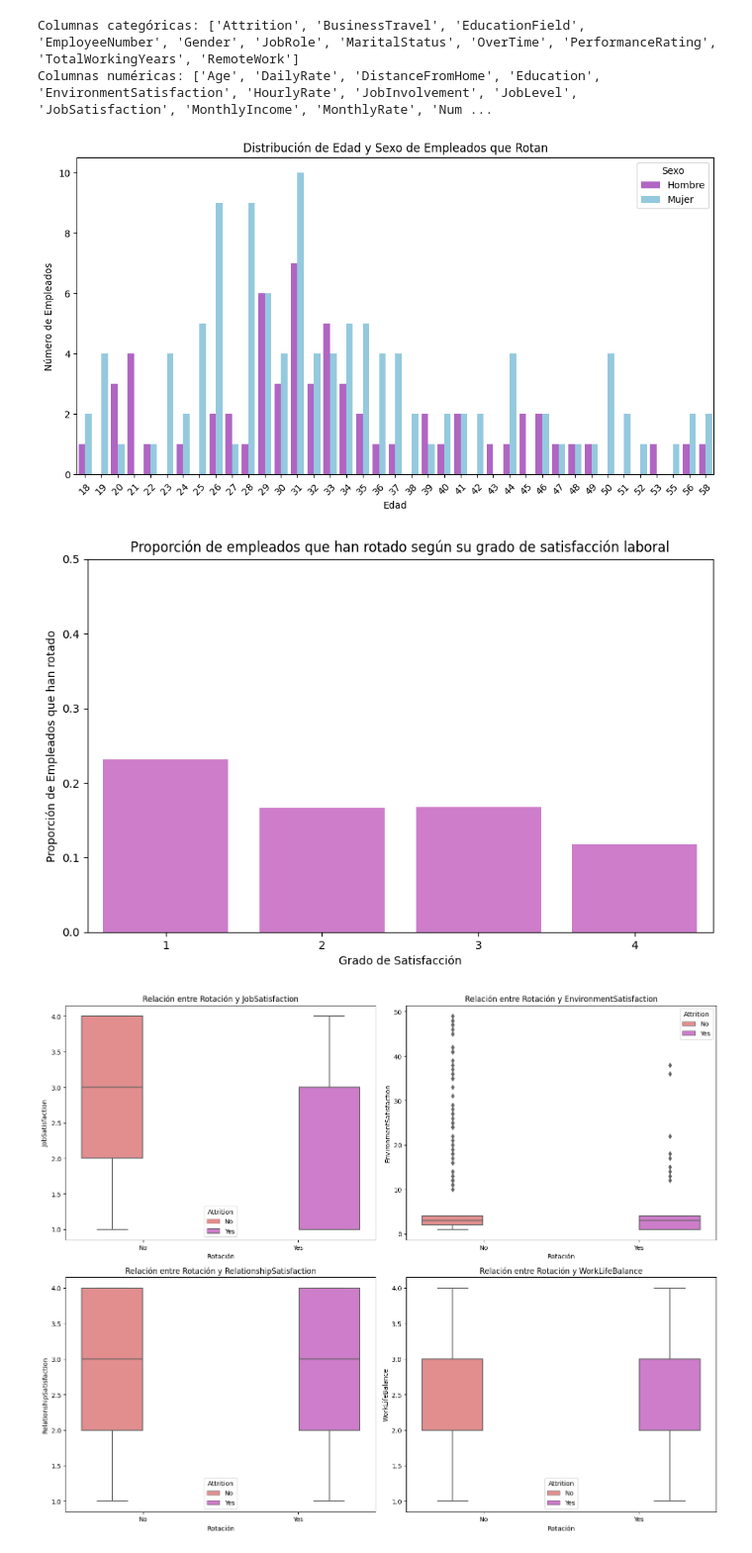
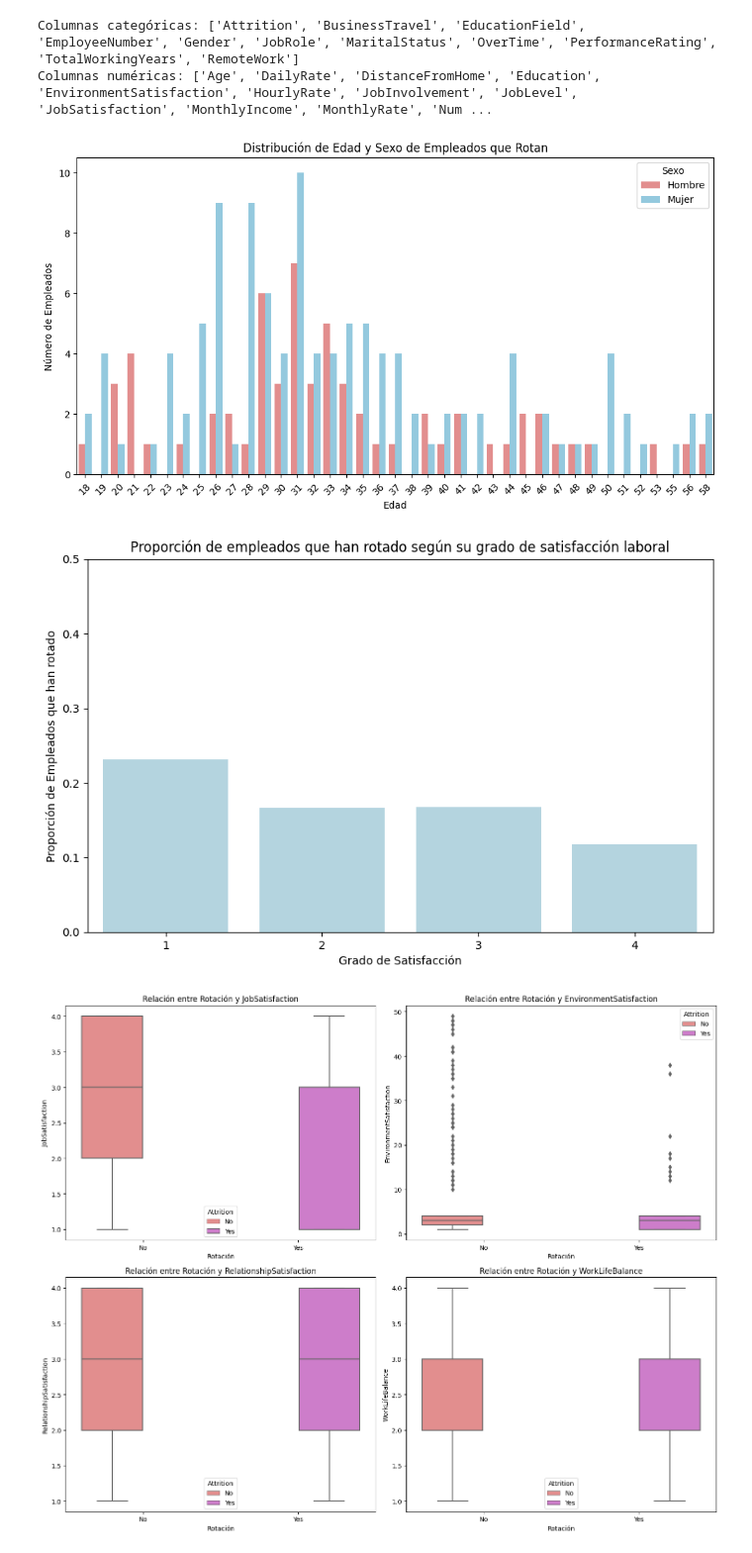
Before and after one commit to TaniaGraff/project-da-promo-angela-modulo-3-team-3, a Jupyter notebook: graficos_sprint2.ipynb, the cells around one changed output. Shown at 99% size. Cells and saved outputs as stored; diff of their text form; code cells hidden in the pictures.

Commit message:
cambio de colores de graficos

```diff
--- a/graficos_sprint2.ipynb
+++ b/graficos_sprint2.ipynb
@@ -63,7 +63,7 @@ Columnas numéricas: ['Age', 'DailyRate', 'DistanceFromHome', 'Education', 'Envi
 rotating_employees = df_HR[df_HR['Attrition'] == 'Yes']
 
 # Definir una paleta de colores personalizada
-custom_palette = {'M': 'skyblue', 'F': 'mediumorchid'}
+custom_palette = {'M': 'skyblue', 'F': 'lightcoral'}
 
 # Crear el gráfico de barras para edad y sexo de empleados que rotan
 plt.figure(figsize=(12, 6))
@@ -75,22 +75,22 @@ plt.legend(title='Sexo', labels=['Hombre', 'Mujer'])
 plt.xticks(rotation=45)
 plt.show()
 # %% [output]
-[figure, old version]
+[figure, new version]
 # %%
 # Calcular la proporción de empleados que han rotado ('Yes') por cada grado de satisfacción
 satisfaction_prop = df_HR.groupby('JobSatisfaction')['Attrition'].value_counts(normalize=True).loc[:, 'Yes'].sort_index()
 
 # Crear el gráfico de barras
 plt.figure(figsize=(10, 6))
-sns.barplot(x=satisfaction_prop.index, y=satisfaction_prop.values, color='orchid')
+sns.barplot(x=satisfaction_prop.index, y=satisfaction_prop.values, color='lightblue')
 plt.title('Proporción de empleados que han rotado según su grado de satisfacción laboral')
 plt.xlabel('Grado de Satisfacción')
 plt.ylabel('Proporción de Empleados que han rotado')
 plt.xticks(range(len(satisfaction_prop.index)), ['1', '2', '3', '4'])  # Etiquetas personalizadas para los ticks del eje x
 plt.ylim(0, 0.5)  # Establecer el límite del eje y de 0 a 0.5 para mostrar la proporción
 plt.show()
 # %% [output]
-[figure, old version]
+[figure, new version]
 # %%
 # Variables de satisfacción que queremos analizar
 satisfaction_vars = ['JobSatisfaction', 'EnvironmentSatisfaction', 'RelationshipSatisfaction', 'WorkLifeBalance']
```
Also changed, not shown: parts of 5 cells of this notebook.
